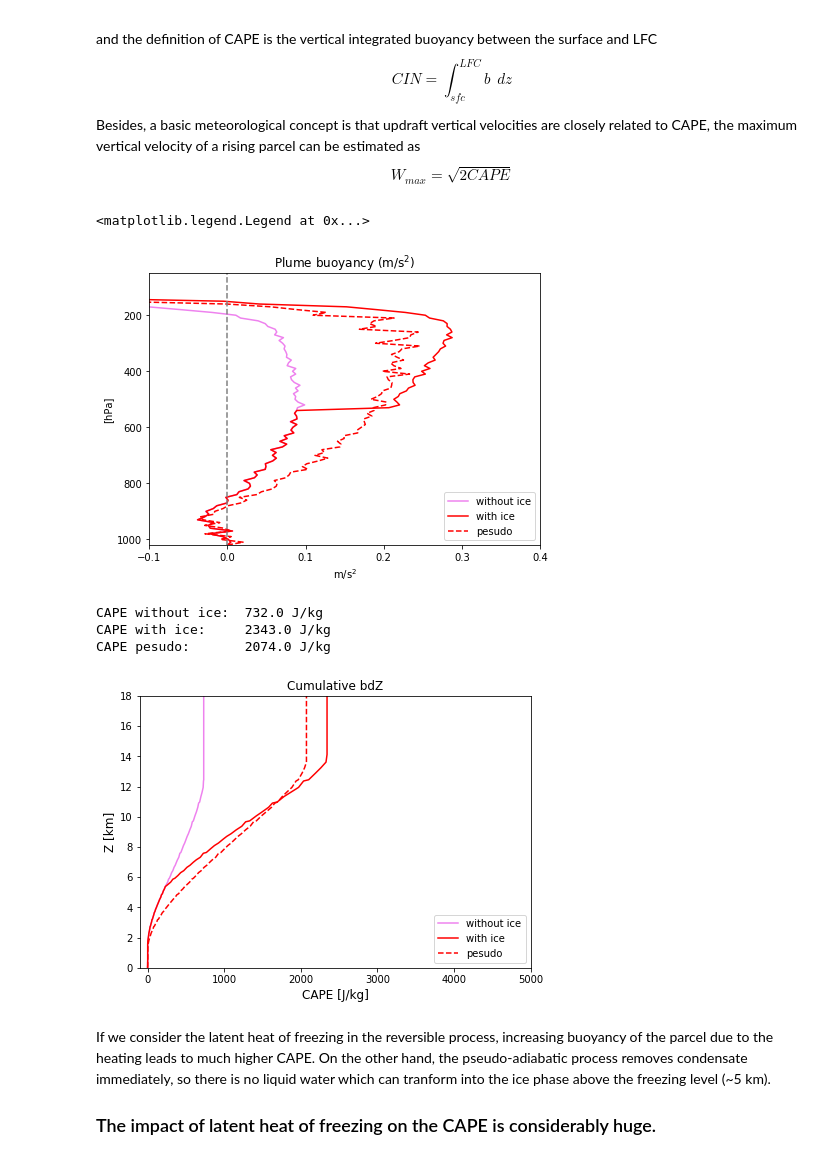
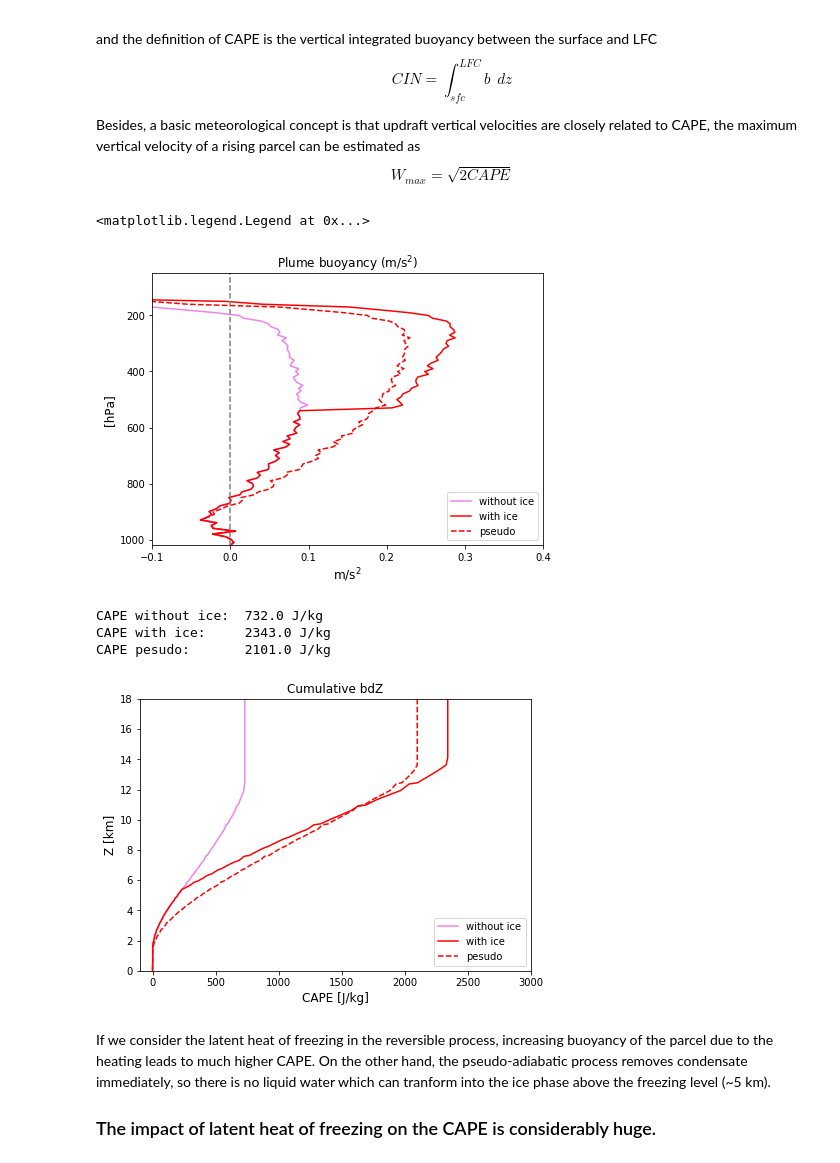
Before and after one commit to weiming9115/ATM663_convection_meso, a Jupyter notebook: Resources/Notebooks/Real_Parcel_Buoyancy_weiming.ipynb, the cells around one changed output. Drawn from its saved outputs; the diff is of its cells as text; code cells hidden in the pictures.

```diff
--- a/Resources/Notebooks/Real_Parcel_Buoyancy_weiming.ipynb
+++ b/Resources/Notebooks/Real_Parcel_Buoyancy_weiming.ipynb
@@ -414,3 +426,16 @@ TpMSE,qvpMSE = invert_MSE(h[0],q[0], np.where(Z<18000.,Z,18000.), np.where(p>100
 qcpMSE = q[0]-qvpMSE
 # %% [output]
 MSE invert not converging
+# %%
+fig = plt.figure(figsize=(7,5))
+Tp_precip,qvp_precip = invert_MSE(h[0],qvpMSE, np.where(Z<20000.,Z,20000.),np.where(p>100,p,100)) # conserving energy
+
+plot( Trho(TpMSE,qvpMSE,qcpMSE)-Tv(T,q) ,p, 'g') # MSE-conserved T
+plot( Trho(Tp_precip,qvp_precip,0)-Tv(T,q) ,p, 'b') # persudo-adiabatic
+plot(p*0,p,'--',color='grey')
+
+ylim([1020,50]); xlim([-10,10])
+ylabel('[hPa]',fontsize=12); xlabel('$\Delta$T [K]',fontsize=12)
+plt.legend(['reversible','pseudo-adiabatic'],loc=1)
+
+dTrho_MSE = Trho(TpMSE,qvpMSE,qcpMSE)-Tv(T,q)
@@ -586,8 +604,8 @@ fig = plt.figure(figsize=(7,5))
 plot(b , p,'violet'); plot(b_ice, p,'r');plot(b_pseu, p,'--r')
 plot(p*0, p,'--',color='grey')
 ylim([1020,50]); xlim([-0.1,0.4]);
-title('Plume buoyancy (m/s$^2$)'); xlabel('m/s$^2$'); ylabel('[hPa]')
-plt.legend(['without ice','with ice','pesudo'])
+title('Plume buoyancy (m/s$^2$)');xlabel('m/s$^2$',fontsize=12);ylabel('[hPa]',fontsize=12)
+plt.legend(['without ice','with ice','pseudo'])
 # %% [output]
 <matplotlib.legend.Legend at 0x...>
-[figure, old version]
+[figure, new version]
@@ -594,26 +614,26 @@ plt.legend(['without ice','with ice','pesudo'])
 # %%
 dZ = np.gradient(Z)
 
 fig = plt.figure(figsize=(7,5))
 
 cape = np.cumsum( np.where((b>0),b,0) *dZ)
 cape_ice = np.cumsum( np.where((b_ice>0),b_ice,0) *dZ)
 cape_pseu = np.cumsum( np.where((b_pseu>0),b_pseu,0) *dZ )
 plot(cape,Z/1000,'violet')
 plot(cape_ice,Z/1000,'r')
 plot(cape_pseu,Z/1000,'--r')
 plt.legend(['without ice','with ice','pesudo'],loc=4)
 title('Cumulative bdZ'); xlabel('CAPE [J/kg]',fontsize=12); ylabel('Z [km]',fontsize=12)
-ylim([0,18]); xlim([-100,5000]);
+ylim([0,18]); xlim([-100,3000]);
 
 print('CAPE without ice:  ' + str(round(cape[-1])) + ' J/kg')
 print('CAPE with ice:     ' + str(round(cape_ice[-1])) + ' J/kg')
 print('CAPE pesudo:       '  + str(round(cape_pseu[-1])) + ' J/kg')
 # %% [output]
 CAPE without ice:  732.0 J/kg
 CAPE with ice:     2343.0 J/kg
-CAPE pesudo:       2074.0 J/kg
+CAPE pesudo:       2101.0 J/kg
-[figure, old version]
+[figure, new version]
 # %% [markdown]
 If we consider the latent heat of freezing in the reversible process, increasing buoyancy of the parcel due to the heating leads to much higher CAPE. On the other hand, the pseudo-adiabatic process removes condensate immediately, so there is no liquid water which can tranform into the ice phase above the freezing level (~5 km).<br>
 ### <font color='k'>The impact of latent heat of freezing on the CAPE is considerably huge.
```
Also changed, not shown: parts of 22 cells of this notebook.
